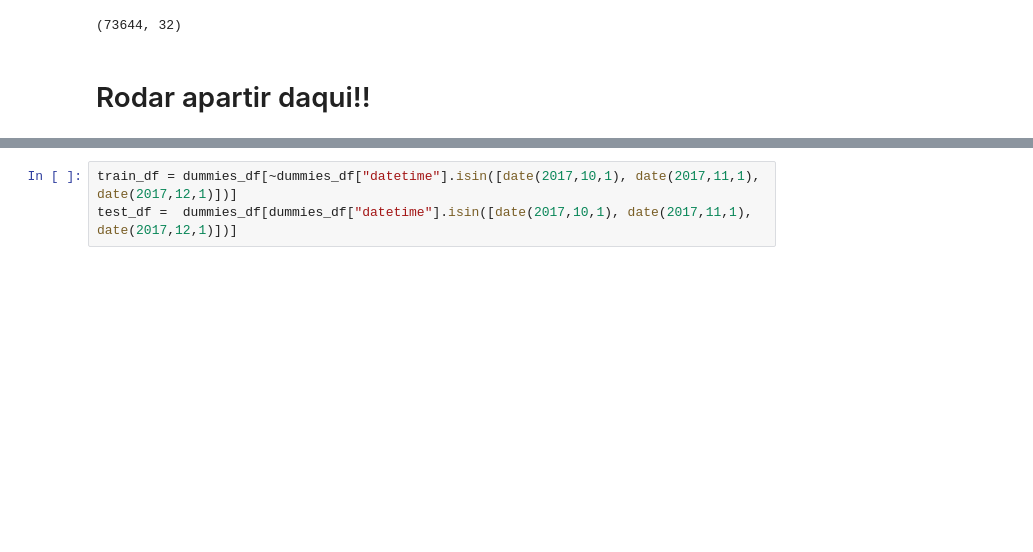
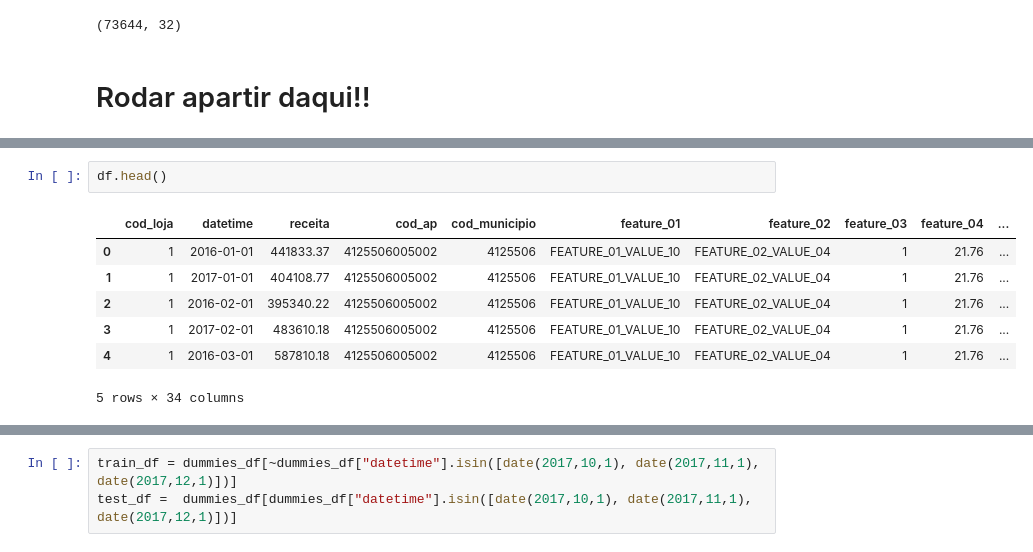
Before and after one commit to BeeData-USP/usp-vs-ufmg, a Jupyter notebook: zurita/randomForest.ipynb, the cells around one changed output, grey strips where cells are left out. Saved outputs shown, nothing was run; the diff lists cells and outputs as text; blank space fills up the shorter version.

```diff
--- a/zurita/randomForest.ipynb
+++ b/zurita/randomForest.ipynb
@@ -215,3 +222,13 @@ df.shape
+# %%
+df.head()
+# %% [output]
+|  | cod_loja | datetime | receita | cod_ap | cod_municipio | feature_01 | feature_02 | feature_03 | feature_04 | ... |
+| 0 | 1 | 2016-01-01 | 441833.37 | 4125506005002 | 4125506 | FEATURE_01_VALUE_10 | FEATURE_02_VALUE_04 | 1 | 21.76 | ... |
+| 1 | 1 | 2017-01-01 | 404108.77 | 4125506005002 | 4125506 | FEATURE_01_VALUE_10 | FEATURE_02_VALUE_04 | 1 | 21.76 | ... |
+| 2 | 1 | 2016-02-01 | 395340.22 | 4125506005002 | 4125506 | FEATURE_01_VALUE_10 | FEATURE_02_VALUE_04 | 1 | 21.76 | ... |
+| 3 | 1 | 2017-02-01 | 483610.18 | 4125506005002 | 4125506 | FEATURE_01_VALUE_10 | FEATURE_02_VALUE_04 | 1 | 21.76 | ... |
+| 4 | 1 | 2016-03-01 | 587810.18 | 4125506005002 | 4125506 | FEATURE_01_VALUE_10 | FEATURE_02_VALUE_04 | 1 | 21.76 | ... |
+5 rows × 34 columns
 # %%
 df.columns
 # %% [output]
```
Also changed, not shown: parts of 11 cells of this notebook, 1 other file.
